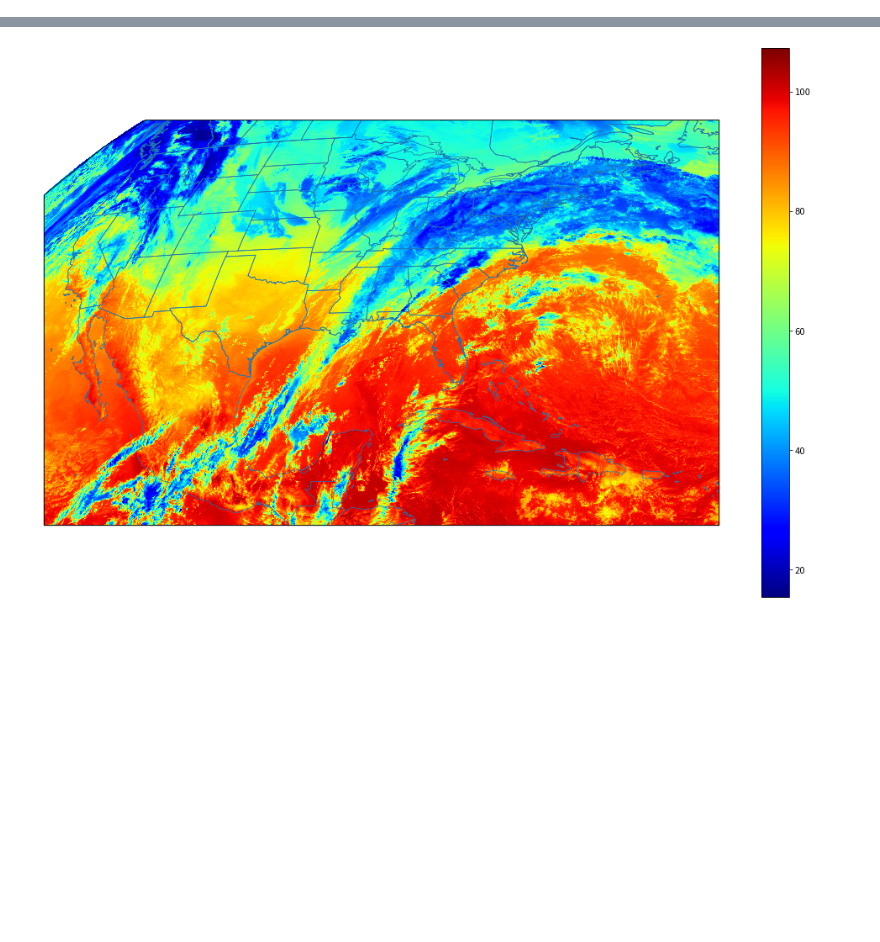
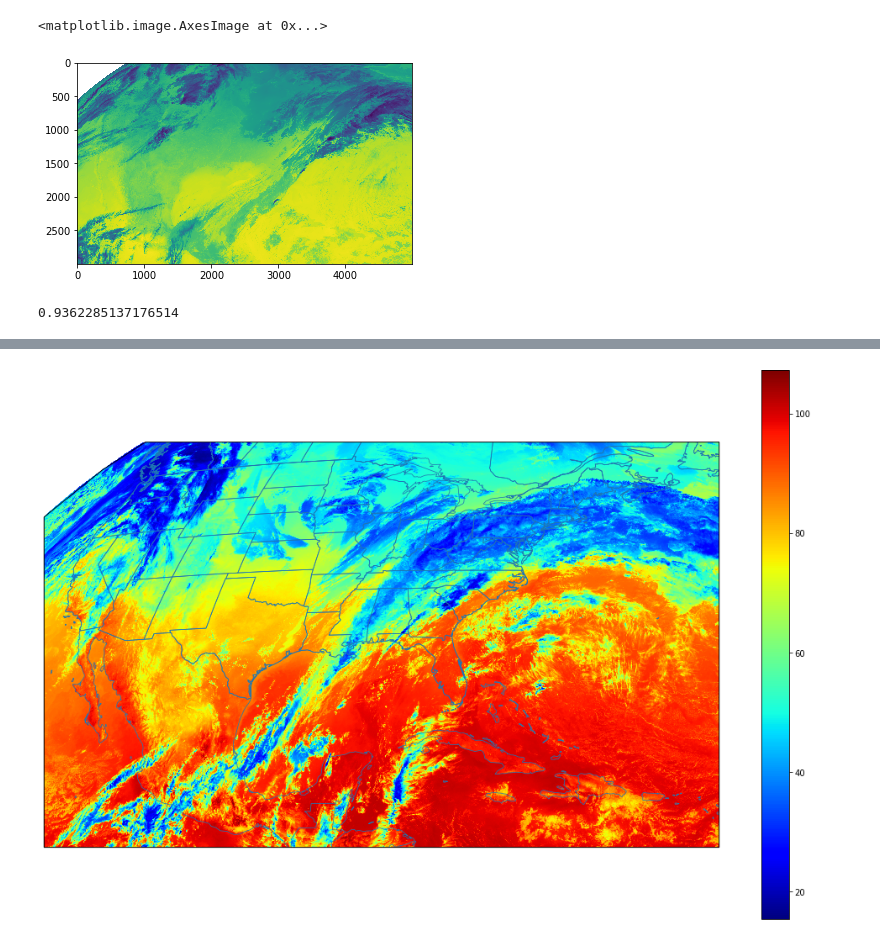
Before and after one commit to steidani/weather, a Jupyter notebook: satellite/Satellite_Example.ipynb, the cells around one changed output, grey strips where cells are left out. Drawn from its saved outputs; the diff is of its cells as text; code cells hidden in the pictures; blank space fills up the shorter version.

```diff
--- a/satellite/Satellite_Example.ipynb
+++ b/satellite/Satellite_Example.ipynb
@@ -64,0 +175,5 @@ Coordinates:
+# %%
+plt.imshow(cleanIR_new)
+# %% [output]
+<matplotlib.image.AxesImage at 0x...>
+[figure, added]
@@ -64,0 +233,4 @@ Coordinates:
+# %%
+np.nanmax(RGB_veggie)
+# %% [output]
+0.9362285137176514
```
Also changed, not shown: parts of 16 cells of this notebook, 1 other file.
